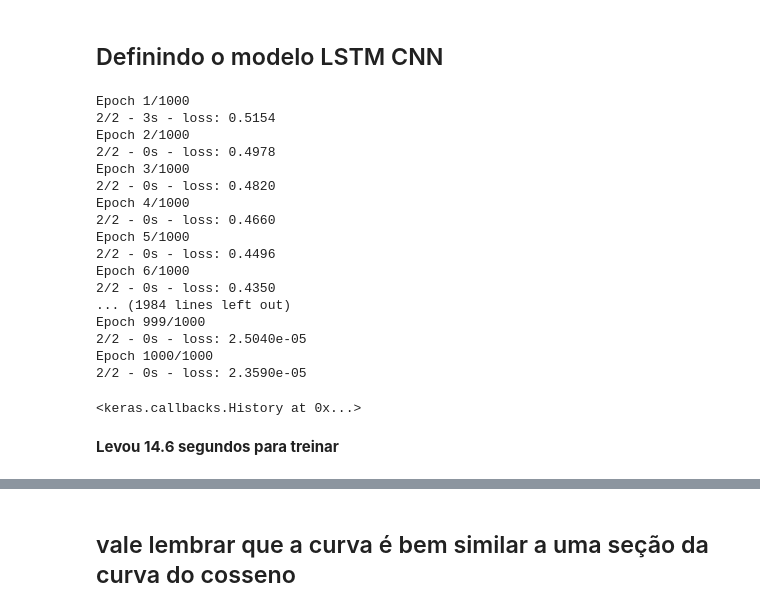
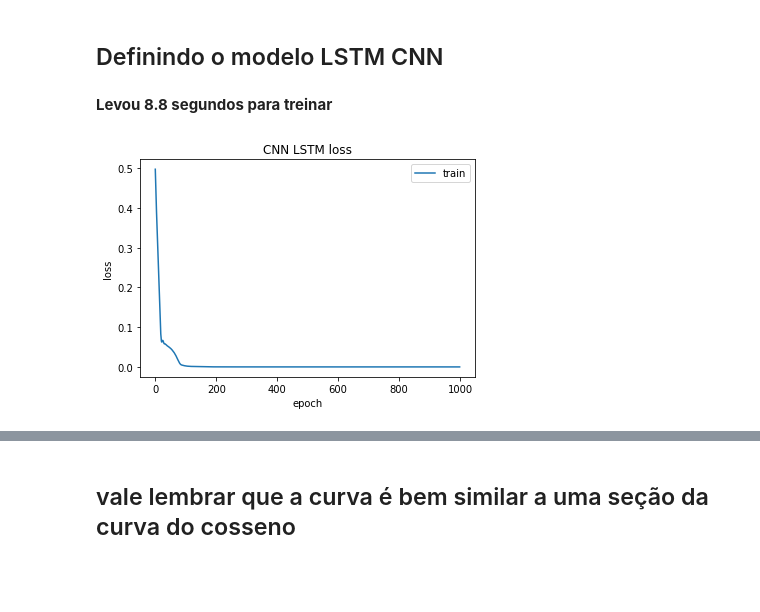
Before and after one commit to bruna-capistrano/TrabalhoPPA, a Jupyter notebook: lstm/cnn_lstm.ipynb, the cells around one changed output, grey strips where cells are left out. Cells and saved outputs as stored; diff of their text form; code cells hidden in the pictures; blank space fills up the shorter version.

```diff
--- a/lstm/cnn_lstm.ipynb
+++ b/lstm/cnn_lstm.ipynb
@@ -155,28 +158,18 @@ model.add(Dense(1))
 model.compile(optimizer='adam', loss='mse')
 # %%
 # fit model
-model.fit(X_train, y_train, epochs=1000, verbose=2)
+cnn_history = model.fit(X_train, y_train, epochs=1000, verbose=0)
-# %% [output]
-Epoch 1/1000
-2/2 - 3s - loss: 0.5154
-Epoch 2/1000
-2/2 - 0s - loss: 0.4978
-Epoch 3/1000
-2/2 - 0s - loss: 0.4820
-Epoch 4/1000
-2/2 - 0s - loss: 0.4660
-Epoch 5/1000
-2/2 - 0s - loss: 0.4496
-Epoch 6/1000
-2/2 - 0s - loss: 0.4350
-... (1984 lines left out)
-Epoch 999/1000
-2/2 - 0s - loss: 2.5040e-05
-Epoch 1000/1000
-2/2 - 0s - loss: 2.3590e-05
-<keras.callbacks.History at 0x...>
 # %% [markdown]
-**Levou 14.6 segundos para treinar**
+**Levou 8.8 segundos para treinar**
+# %%
+plt.plot(cnn_history.history['loss'])
+plt.title('CNN LSTM loss')
+plt.ylabel('loss')
+plt.xlabel('epoch')
+plt.legend(['train'], loc='upper right')
+plt.show()
+# %% [output]
+[figure, added]
 # %%
 # model prediction
 yhat = model.predict(X_test, verbose=0)
```
Also changed, not shown: parts of 7 cells of this notebook.
